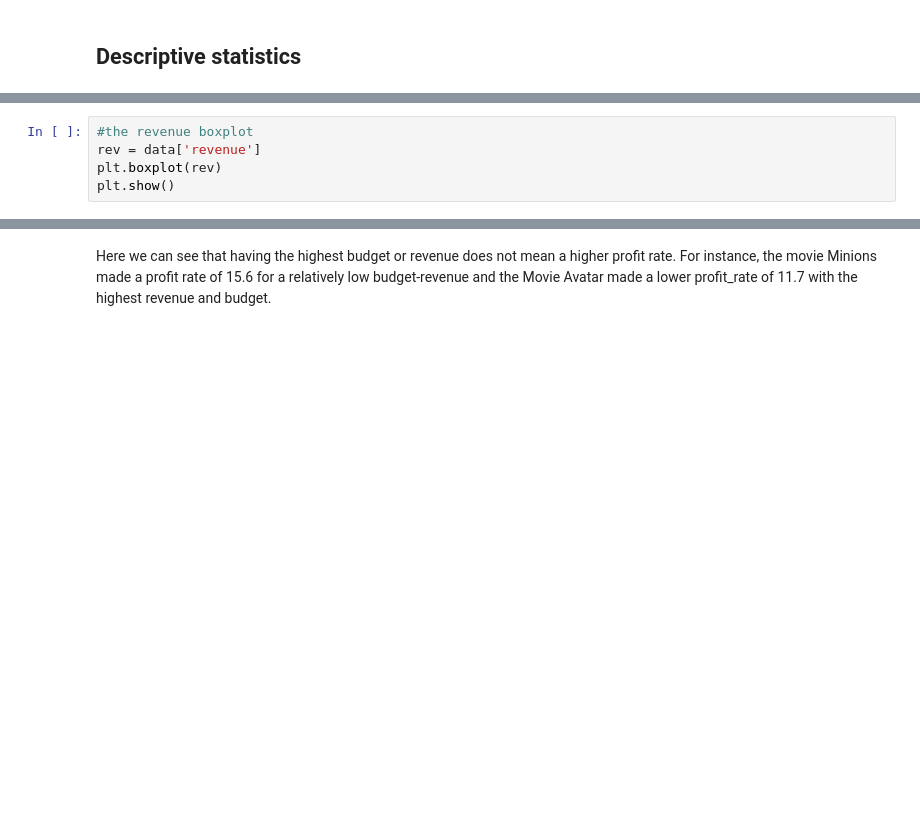
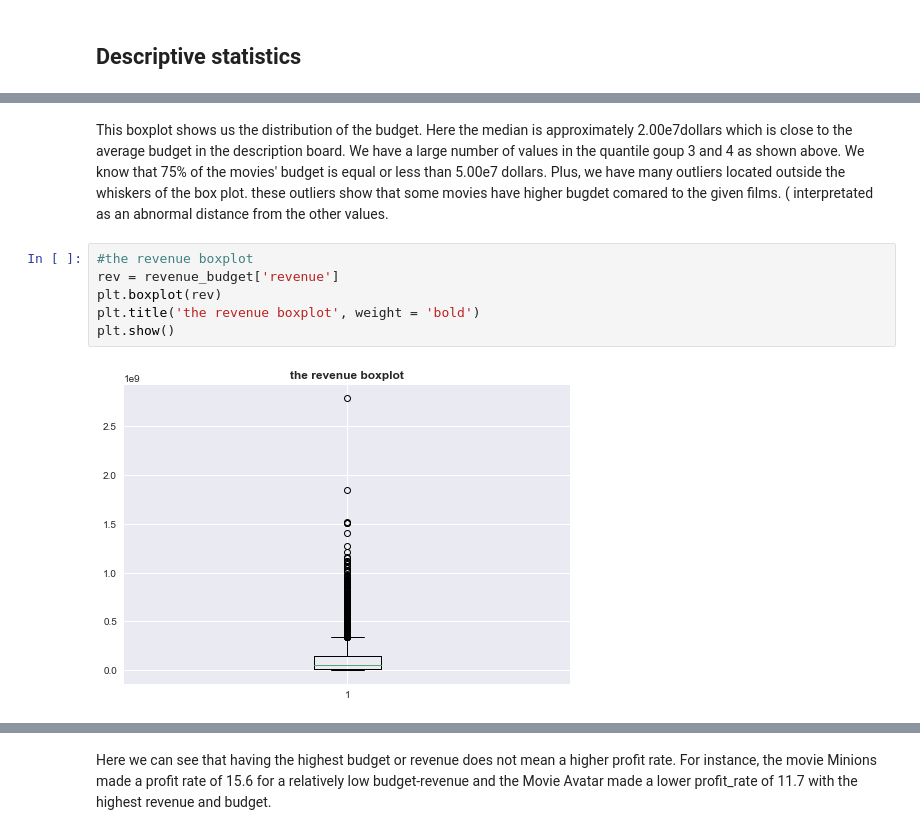
Before and after one commit to Ellana42/projet_info, a Jupyter notebook: rating_movies.ipynb, the cells around one changed output, grey strips where cells are left out. Drawn from its saved outputs; the diff is of its cells as text; blank space fills up the shorter version.

```diff
--- a/rating_movies.ipynb
+++ b/rating_movies.ipynb
@@ -158,5 +361,10 @@ plt.show()
+# %% [markdown]
+This boxplot shows us the distribution of the budget. Here the median is approximately 2.00e7dollars which is close to the average budget in the description board. We have a large number of values in the quantile goup 3 and 4 as shown above. We know that 75% of the movies' budget is equal or less than 5.00e7 dollars. Plus, we have many outliers located outside the whiskers of the box plot. these outliers show that some movies have higher bugdet comared to the given films. ( interpretated as an abnormal distance from the other values.
 # %%
 #the revenue boxplot
-rev = data['revenue']
+rev = revenue_budget['revenue']
 plt.boxplot(rev)
+plt.title('the revenue boxplot', weight = 'bold')
 plt.show()
+# %% [output]
+[figure, added]
```
Also changed, not shown: parts of 83 cells of this notebook.
